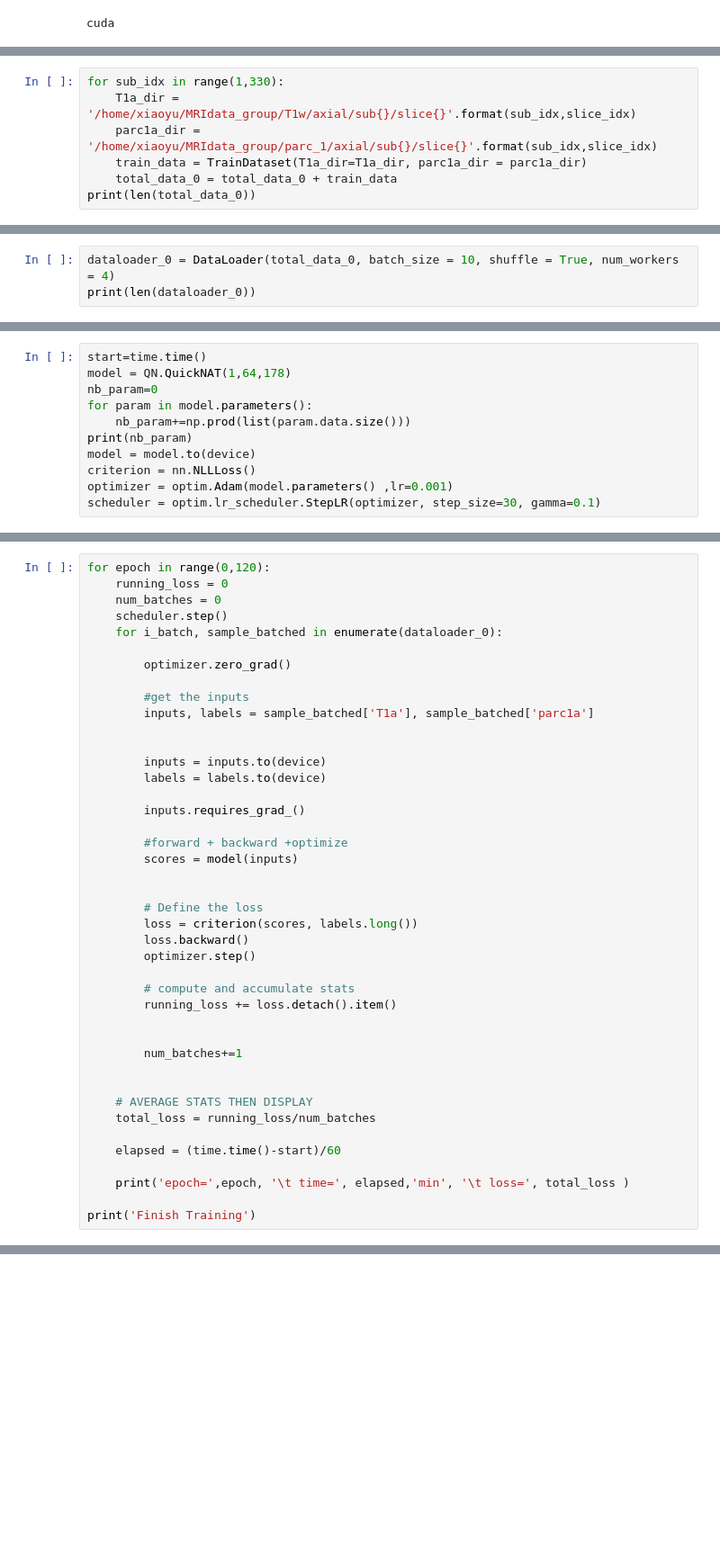
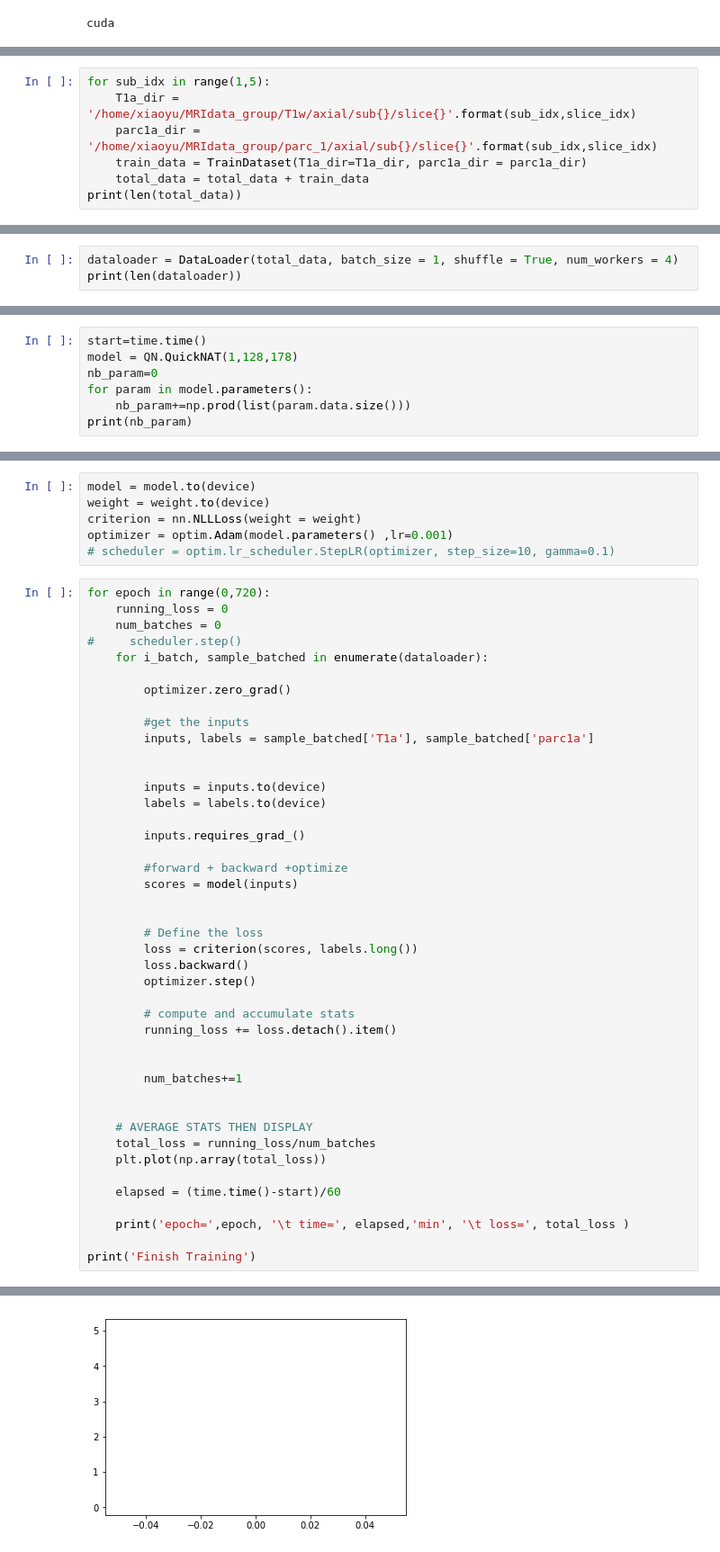
Before and after one commit to xysong1201/MRIImage_segmentation, a Jupyter notebook: training_parc1/group_train.ipynb, the cells around one changed output, grey strips where cells are left out. Shown at 90% size. Saved outputs shown, nothing was run; the diff lists cells and outputs as text; blank space fills up the shorter version.

```diff
--- a/training_parc1/group_train.ipynb
+++ b/training_parc1/group_train.ipynb
@@ -31,8 +37,8 @@ total_data_0 = TrainDataset(T1a_dir=T1a_dir, parc1a_dir = parc1a_dir)
 # %%
-for sub_idx in range(1,330):
+for sub_idx in range(1,5):
     T1a_dir = '/home/xiaoyu/MRIdata_group/T1w/axial/sub{}/slice{}'.format(sub_idx,slice_idx)
     parc1a_dir = '/home/xiaoyu/MRIdata_group/parc_1/axial/sub{}/slice{}'.format(sub_idx,slice_idx)
     train_data = TrainDataset(T1a_dir=T1a_dir, parc1a_dir = parc1a_dir)
-    total_data_0 = total_data_0 + train_data
-print(len(total_data_0))
+    total_data = total_data + train_data
+print(len(total_data))
 # %% [output]
@@ -40,4 +46,4 @@ print(len(total_data_0))
 # %%
-dataloader_0 = DataLoader(total_data_0, batch_size = 10, shuffle = True, num_workers = 4)
-print(len(dataloader_0))
+dataloader = DataLoader(total_data, batch_size = 1, shuffle = True, num_workers = 4)
+print(len(dataloader))
 # %% [output]
@@ -45,12 +51,8 @@ print(len(dataloader_0))
 # %%
 start=time.time()
-model = QN.QuickNAT(1,64,178)
+model = QN.QuickNAT(1,128,178)
 nb_param=0
 for param in model.parameters():
     nb_param+=np.prod(list(param.data.size()))
 print(nb_param)
-model = model.to(device)
-criterion = nn.NLLLoss()
-optimizer = optim.Adam(model.parameters() ,lr=0.001)
-scheduler = optim.lr_scheduler.StepLR(optimizer, step_size=30, gamma=0.1)
 # %% [output]
@@ -58,9 +60,15 @@ scheduler = optim.lr_scheduler.StepLR(optimizer, step_size=30, gamma=0.1)
+# %%
+model = model.to(device)
+weight = weight.to(device)
+criterion = nn.NLLLoss(weight = weight)
+optimizer = optim.Adam(model.parameters() ,lr=0.001)
+# scheduler = optim.lr_scheduler.StepLR(optimizer, step_size=10, gamma=0.1)
 # %%
-for epoch in range(0,120):
+for epoch in range(0,720):
     running_loss = 0
     num_batches = 0
-    scheduler.step()
-    for i_batch, sample_batched in enumerate(dataloader_0):
+#     scheduler.step()
+    for i_batch, sample_batched in enumerate(dataloader):
 
         optimizer.zero_grad()
 
@@ -91,6 +99,7 @@ for epoch in range(0,120):
 
     # AVERAGE STATS THEN DISPLAY
     total_loss = running_loss/num_batches
+    plt.plot(np.array(total_loss))
 
     elapsed = (time.time()-start)/60
 
@@ -101,0 +128 @@ RuntimeError: CUDA out of memory. Tried to allocate 40.00 MiB (GPU 0; 10.92 GiB
+[figure, added]
```
Also changed, not shown: parts of 9 cells of this notebook, 17 other files.
